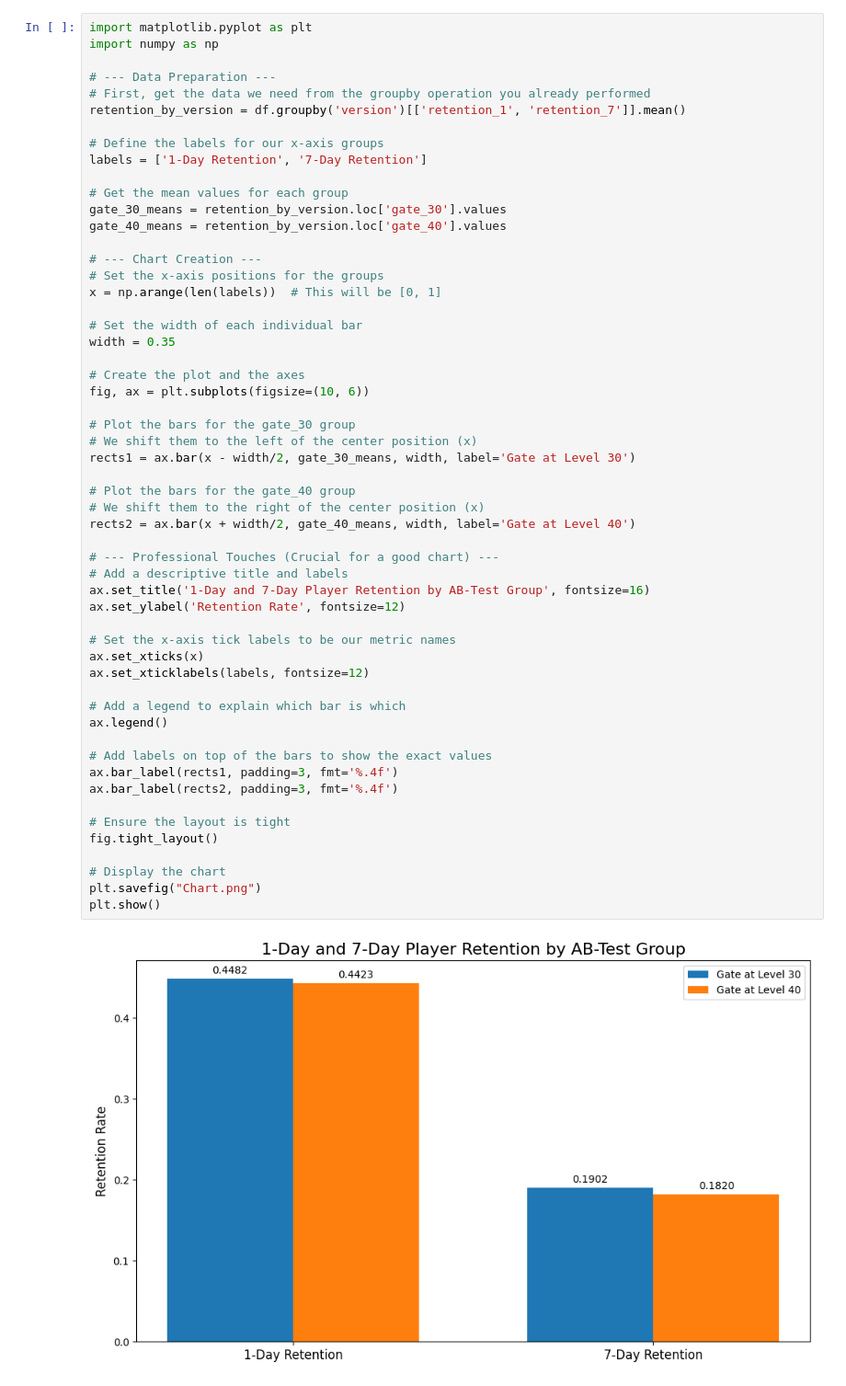
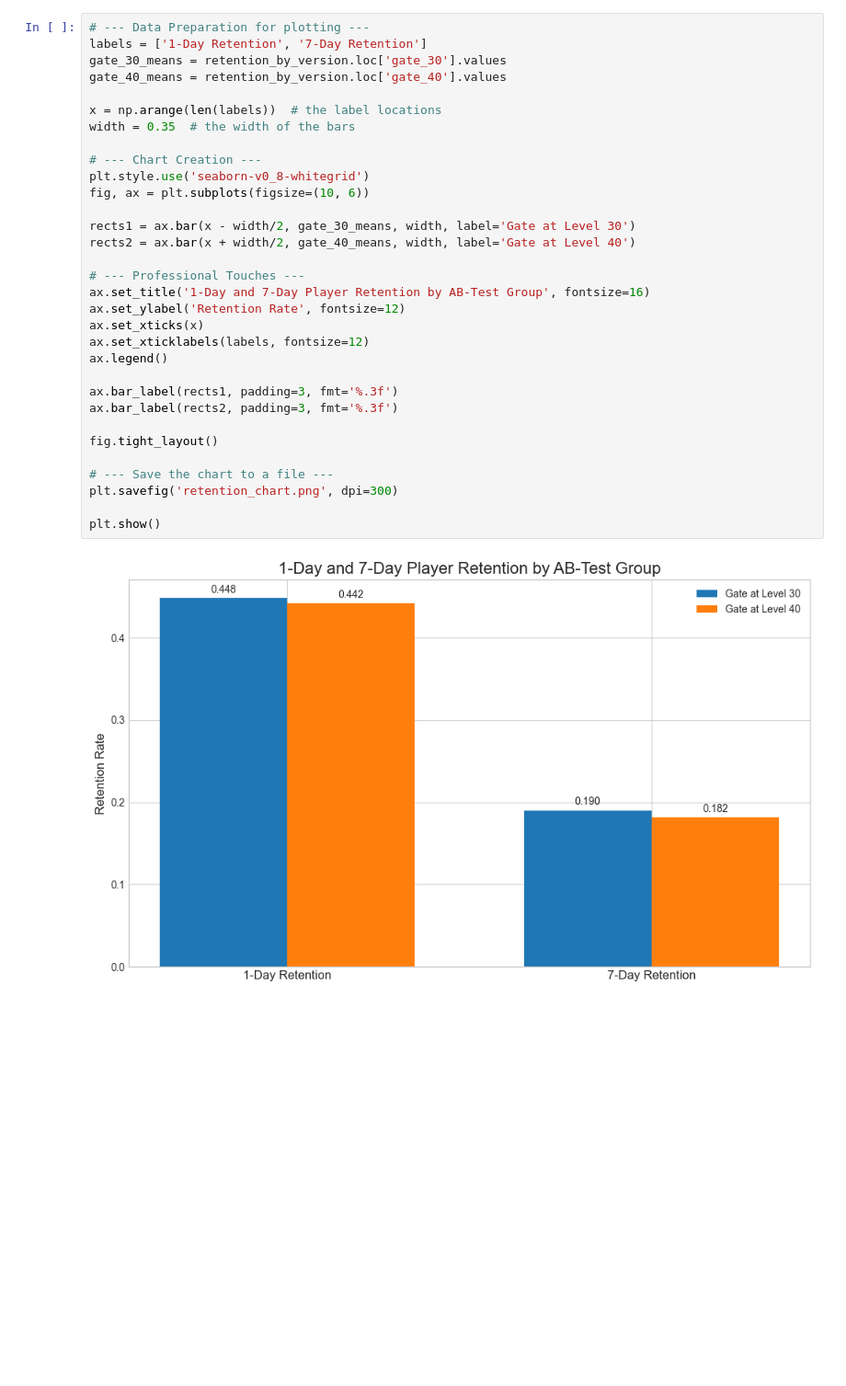
Before and after one commit to AMVukojevic/product-analyst-ab-test, a Jupyter notebook: analysis.ipynb, the cells around one changed output. Shown at 92% size. Cells and saved outputs as stored; diff of their text form; blank space fills up the shorter version.

```diff
--- a/analysis.ipynb
+++ b/analysis.ipynb
@@ -105,57 +126,34 @@ P-value for 7-day retention: 0.0004
 # %%
-import matplotlib.pyplot as plt
-import numpy as np
-
-# --- Data Preparation ---
-# First, get the data we need from the groupby operation you already performed
-retention_by_version = df.groupby('version')[['retention_1', 'retention_7']].mean()
-
-# Define the labels for our x-axis groups
+# --- Data Preparation for plotting ---
 labels = ['1-Day Retention', '7-Day Retention']
-
-# Get the mean values for each group
 gate_30_means = retention_by_version.loc['gate_30'].values
 gate_40_means = retention_by_version.loc['gate_40'].values
 
+x = np.arange(len(labels))  # the label locations
+width = 0.35  # the width of the bars
+
 # --- Chart Creation ---
-# Set the x-axis positions for the groups
-x = np.arange(len(labels))  # This will be [0, 1]
-
-# Set the width of each individual bar
-width = 0.35
-
-# Create the plot and the axes
+plt.style.use('seaborn-v0_8-whitegrid')
 fig, ax = plt.subplots(figsize=(10, 6))
 
-# Plot the bars for the gate_30 group
-# We shift them to the left of the center position (x)
 rects1 = ax.bar(x - width/2, gate_30_means, width, label='Gate at Level 30')
-
-# Plot the bars for the gate_40 group
-# We shift them to the right of the center position (x)
 rects2 = ax.bar(x + width/2, gate_40_means, width, label='Gate at Level 40')
 
-# --- Professional Touches (Crucial for a good chart) ---
-# Add a descriptive title and labels
+# --- Professional Touches ---
 ax.set_title('1-Day and 7-Day Player Retention by AB-Test Group', fontsize=16)
 ax.set_ylabel('Retention Rate', fontsize=12)
-
-# Set the x-axis tick labels to be our metric names
 ax.set_xticks(x)
 ax.set_xticklabels(labels, fontsize=12)
-
-# Add a legend to explain which bar is which
 ax.legend()
 
-# Add labels on top of the bars to show the exact values
-ax.bar_label(rects1, padding=3, fmt='%.4f')
-ax.bar_label(rects2, padding=3, fmt='%.4f')
+ax.bar_label(rects1, padding=3, fmt='%.3f')
+ax.bar_label(rects2, padding=3, fmt='%.3f')
 
-# Ensure the layout is tight
 fig.tight_layout()
 
-# Display the chart
-plt.savefig("Chart.png")
+# --- Save the chart to a file ---
+plt.savefig('retention_chart.png', dpi=300)
+
 plt.show()
 # %% [output]
-[figure, old version]
+[figure, new version]
```
Also changed, not shown: parts of 17 cells of this notebook, 1 other file.
